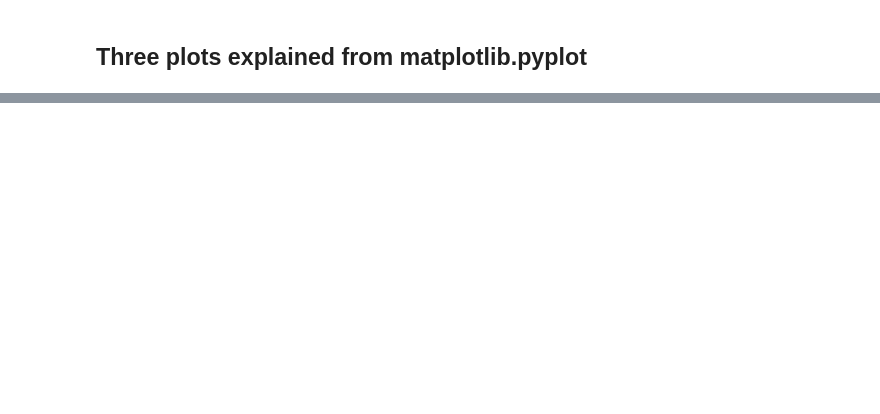
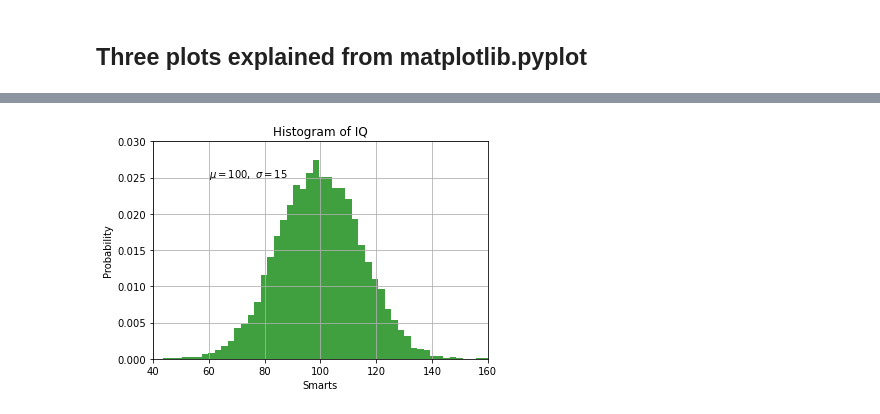
Before and after one commit to Trishmcc/Fundamentals-of-Data-Analytics, a Jupyter notebook: pyplot.ipynb, the cells around one changed output, grey strips where cells are left out. Cells and saved outputs as stored; diff of their text form; code cells hidden in the pictures; blank space fills up the shorter version.

```diff
--- a/pyplot.ipynb
+++ b/pyplot.ipynb
@@ -18,0 +40,21 @@ Seaborn is a matplotlib-based Python data visualization package. It has a high-l
+# %%
+# Fixing random state for reproducibility
+np.random.seed(19680801)
+
+mu, sigma = 100, 15
+x = mu + sigma * np.random.randn(10000)
+
+# the histogram of the data
+n, bins, patches = plt.hist(x, 50, density=True, facecolor='g', alpha=0.75)
+
+
+plt.xlabel('Smarts')
+plt.ylabel('Probability')
+plt.title('Histogram of IQ')
+plt.text(60, .025, r'$\mu=100,\ \sigma=15$')
+plt.xlim(40, 160)
+plt.ylim(0, 0.03)
+plt.grid(True)
+plt.show()
+# %% [output]
+[figure, added]
```
Also changed, not shown: parts of 12 cells of this notebook.
